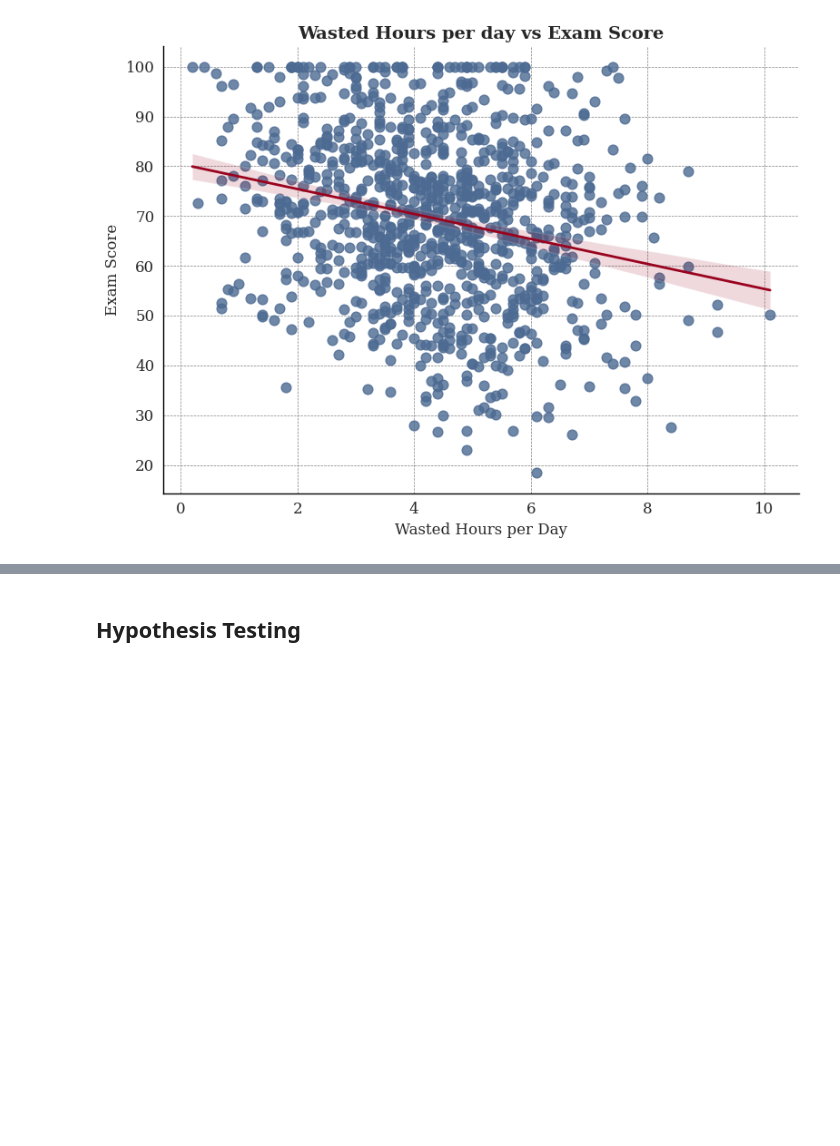
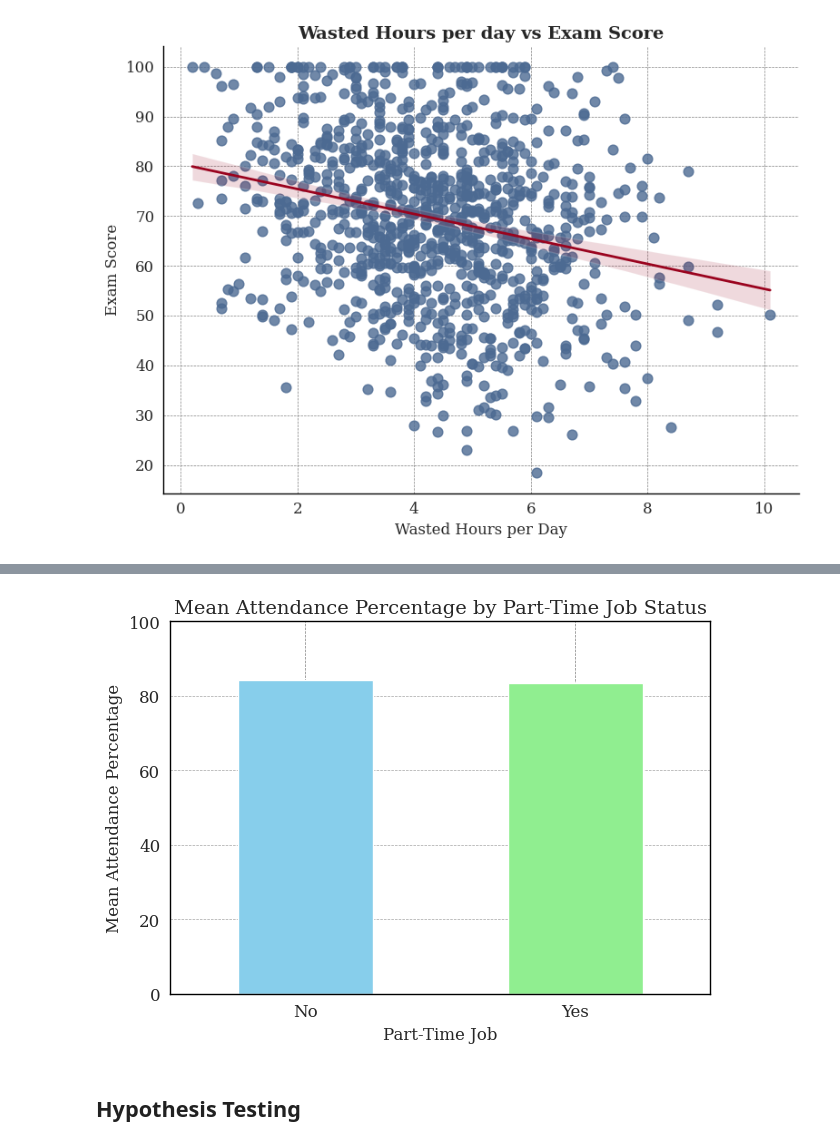
Before and after one commit to OmarAboElnaga/Students-Score-and-their-Habits, a Jupyter notebook: Students'_Scores_and_their_habits.ipynb, the cells around one changed output, grey strips where cells are left out. Drawn from its saved outputs; the diff is of its cells as text; code cells hidden in the pictures; blank space fills up the shorter version.

```diff
--- a/Students'_Scores_and_their_habits.ipynb
+++ b/Students'_Scores_and_their_habits.ipynb
@@ -477,3 +477,18 @@ plt.show()
+# %%
+mean_attendance = df.groupby('part_time_job')['attendance_percentage'].mean()
+
+# Plot
+mean_attendance.plot(kind='bar', color=['skyblue', 'lightgreen'])
+plt.title('Mean Attendance Percentage by Part-Time Job Status')
+plt.xlabel('Part-Time Job')
+plt.ylabel('Mean Attendance Percentage')
+plt.xticks(rotation=0)
+plt.ylim(0, 100)  # Assuming attendance is a percentage
+plt.grid(axis='y', linestyle='--', alpha=0.7)
+plt.tight_layout()
+plt.show()
+# %% [output]
+[figure, added]
 # %% [markdown]
 ## Hypothesis Testing
 # %% [markdown]
```
Also changed, not shown: parts of 7 cells of this notebook.
